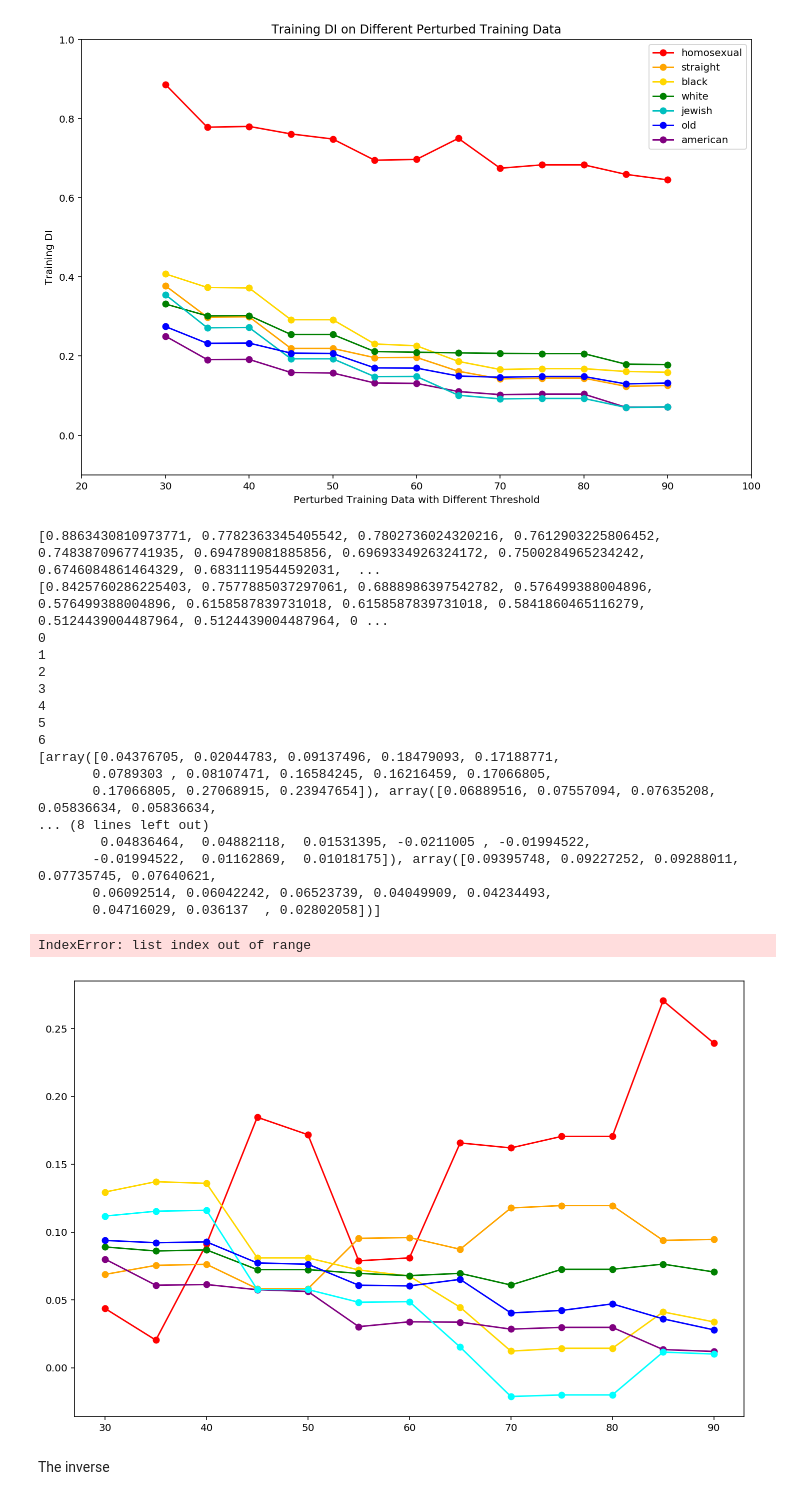
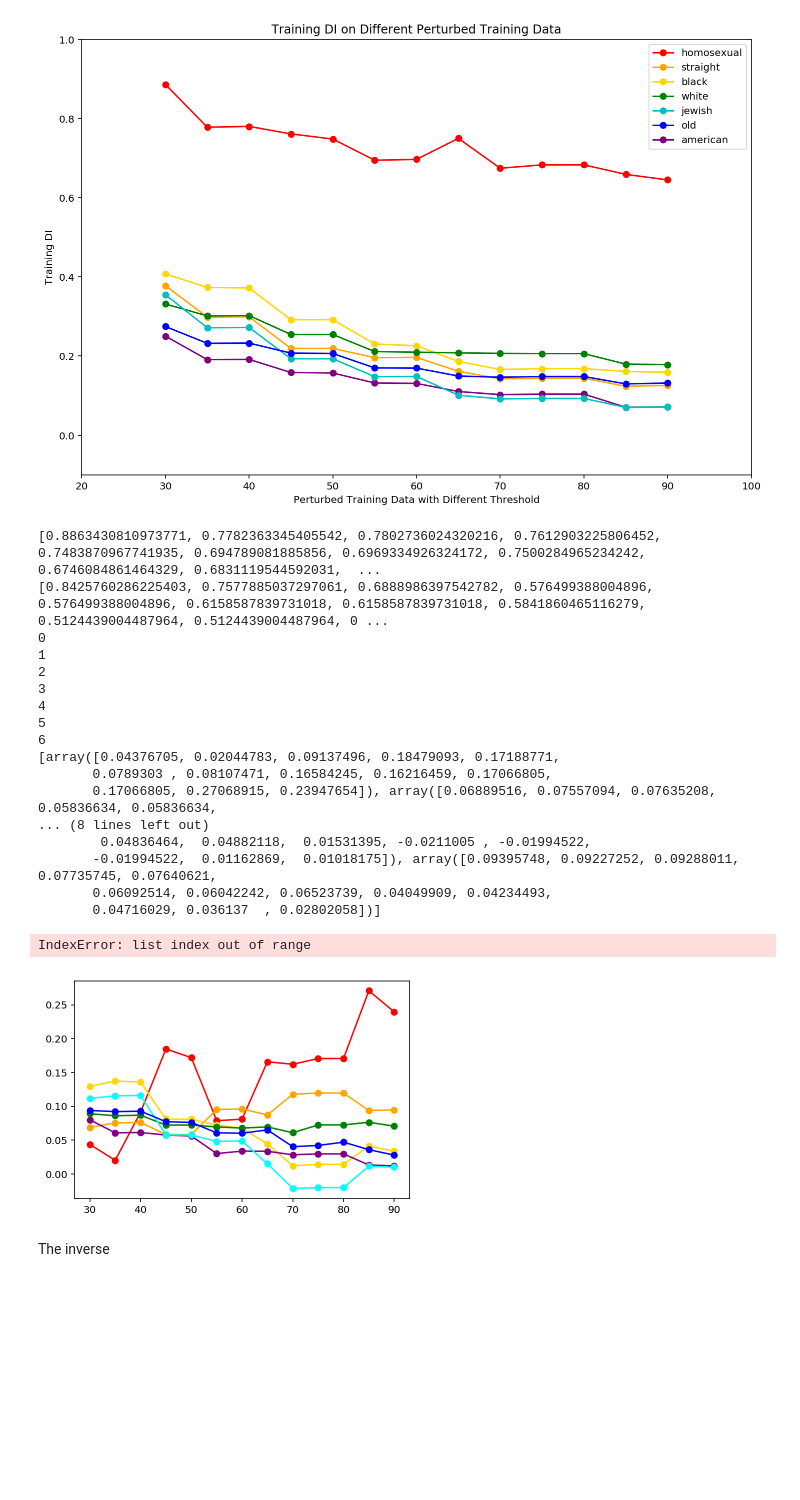
Before and after one commit to nehargupta/cs590_privacy_fairness, a Jupyter notebook: threshold-to-di.ipynb, the cells around one changed output. Drawn from its saved outputs; the diff is of its cells as text; code cells hidden in the pictures; blank space fills up the shorter version.

```diff
--- a/threshold-to-di.ipynb
+++ b/threshold-to-di.ipynb
@@ -282,7 +282,7 @@ print("*", y_axis_tr1)
 
 # x_axis = []
 # y_axis_t1 = []
-plt.figure(figsize=(12, 8))
+# plt.figure(figsize=(12, 8))
 
 array_ys = []
 array_training_ys = [y_axis_tr1, y_axis_tr2, y_axis_tr3, y_axis_tr4, y_axis_tr5, y_axis_tr6, y_axis_tr7]
@@ -328,34 +328,34 @@ for i in range(len(array_ys[i])):
 # X = np.concatenate((x_axis,x2),axis=0)
 # X = X.reshape(2,len(x2))
 # reg1 = linear_model.LinearRegression()
 # reg1.fit(X.T, y_axis_t1)
 # y_pred1 = reg1.predict(X.T)
 # plt.plot(x, y_pred1, color='r', linewidth=1)
 
 print(y_axis_t1)
 print(y_axis_tr1)
 print(np.subtract(y_axis_tr1, y_axis_t1))
 print(x_axis)
 # %% [output]
 [0.8863430810973771, 0.7782363345405542, 0.7802736024320216, 0.7612903225806452, 0.7483870967741935, 0.694789081885856, 0.6969334926324172, 0.7500284965234242, 0.6746084861464329, 0.6831119544592031,  ...
 [0.8425760286225403, 0.7577885037297061, 0.6888986397542782, 0.576499388004896, 0.576499388004896, 0.6158587839731018, 0.6158587839731018, 0.5841860465116279, 0.5124439004487964, 0.5124439004487964, 0 ...
 0
 1
 2
 3
 4
 5
 6
 [array([0.04376705, 0.02044783, 0.09137496, 0.18479093, 0.17188771,
        0.0789303 , 0.08107471, 0.16584245, 0.16216459, 0.17066805,
        0.17066805, 0.27068915, 0.23947654]), array([0.06889516, 0.07557094, 0.07635208, 0.05836634, 0.05836634,
 ... (8 lines left out)
         0.04836464,  0.04882118,  0.01531395, -0.0211005 , -0.01994522,
        -0.01994522,  0.01162869,  0.01018175]), array([0.09395748, 0.09227252, 0.09288011, 0.07735745, 0.07640621,
        0.06092514, 0.06042242, 0.06523739, 0.04049909, 0.04234493,
        0.04716029, 0.036137  , 0.02802058])]
 IndexError: list index out of range
-[figure, old version]
+[figure, new version]
 # %% [markdown]
 The inverse
 # %%
```
